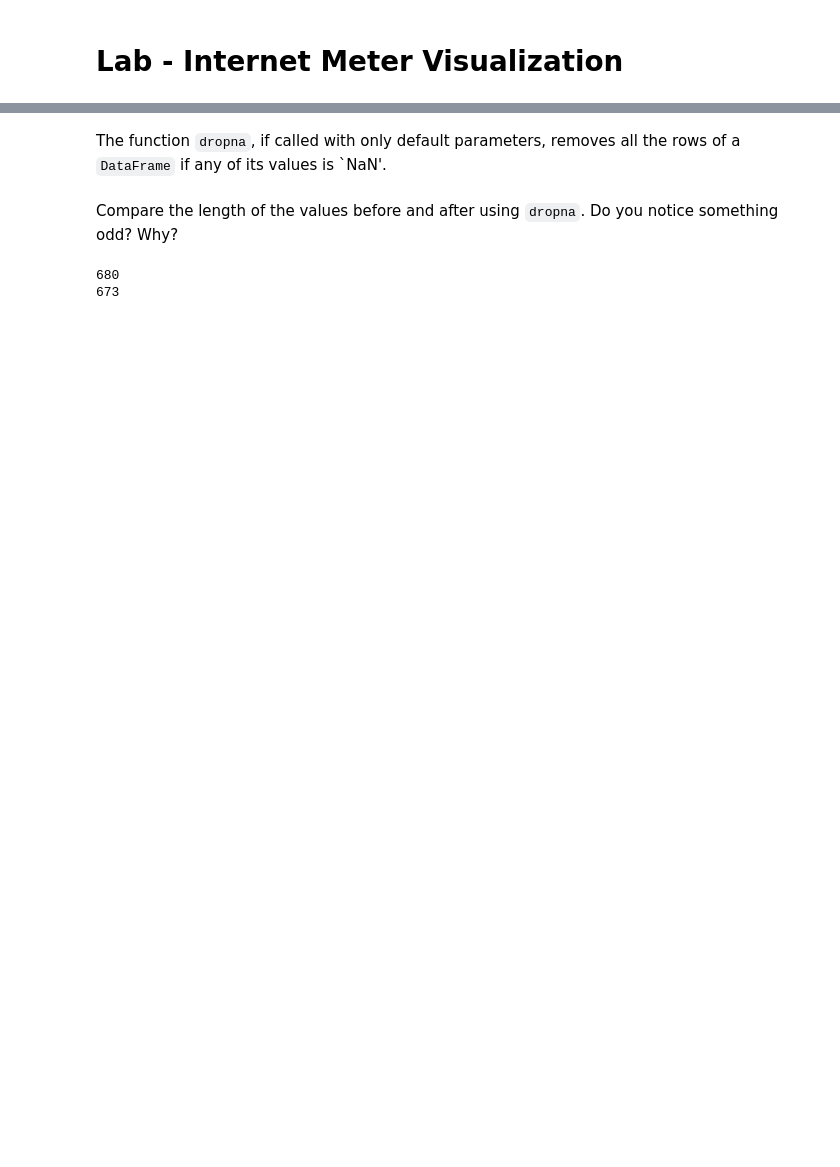
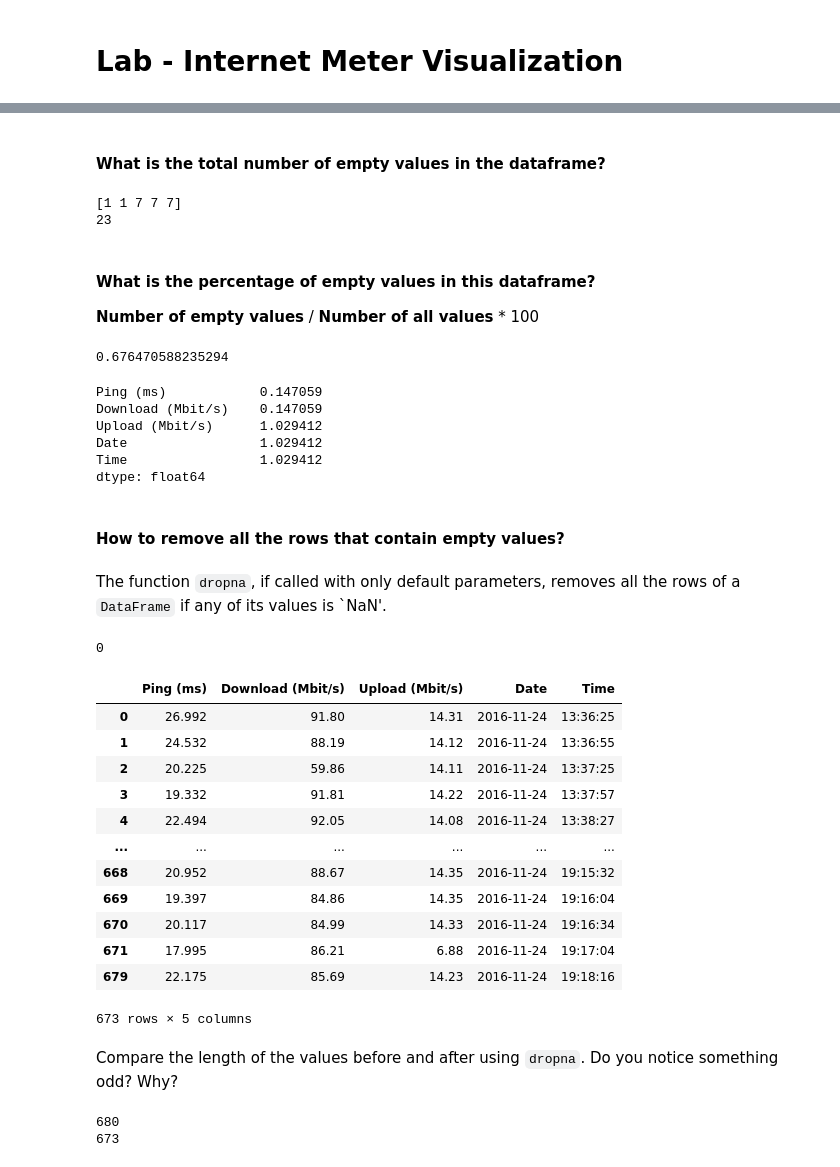
Before and after one commit to AhmedElagami/PythonLab5_Material, a Jupyter notebook: Lab10/DataVisualizationExample#1/Internet_Meter_Visualization.ipynb, the cells around one changed output, grey strips where cells are left out. Cells and saved outputs as stored; diff of their text form; code cells hidden in the pictures; blank space fills up the shorter version.

```diff
--- a/Lab10/DataVisualizationExample#1/Internet_Meter_Visualization.ipynb
+++ b/Lab10/DataVisualizationExample#1/Internet_Meter_Visualization.ipynb
@@ -124,9 +196,80 @@ The DataFrame contains : 23 NaNs, equal to 0.5637 of the measurements
+# %% [markdown]
+#### __What is the total number of empty values in the dataframe?__
+# %%
+# Code Cell 6
+# df.isna() gives us a dataframe with the values True and False
+# df.isna().sum() gives us a series with each column next to its count of True values
+# df.isna().sum().sum() gives us the sum of all the values of the series
+
+print(df.isna().sum().values)
+print(df.isna().sum().values.sum())
+
+# df.isna().sum().sum() # another way
+# %% [output]
+[1 1 7 7 7]
+23
+# %% [markdown]
+#### __What is the percentage of empty values in this dataframe?__
+
+__Number of empty values__ / __Number of all values__ * 100
+# %%
+# Calculate the total number of missing values in the DataFrame
+total_missing_values = df.isna().sum().sum()
+
+# Calculate the total number of elements in the DataFrame
+total_elements = df.shape[0] * df.shape[1]
+
+# Calculate the percentage of missing values
+missing_percentage = (total_missing_values / total_elements) * 100
+
+# Display the percentage
+print(missing_percentage)
+# %% [output]
+0.676470588235294
+# %%
+# Count the total number of elements in each column
+total_elements_per_column = df.count() + df.isna().sum()
+
+# Count the number of missing values per column
+missing_values_count = df.isna().sum()
+
+# Calculate the percentage of missing values
+missing_percentage = (missing_values_count / total_elements_per_column) * 100
+
+# Display the percentage
+print(missing_percentage)
+# %% [output]
+Ping (ms)            0.147059
+Download (Mbit/s)    0.147059
+Upload (Mbit/s)      1.029412
+Date                 1.029412
+Time                 1.029412
+dtype: float64
+# %% [markdown]
+#### __How to remove all the rows that contain empty values?__
 # %% [markdown]
 The function `dropna`, if called with only default parameters, removes all the rows of a `DataFrame` if any of its values is `NaN'.
 # %%
 # Code Cell 9
 # Remove NaN values
-df_compact_clean = df_compact.dropna()
+df_clean = df.dropna()
+print(df_clean.isna().sum().sum())
+df_clean
+# %% [output]
+0
+|  | Ping (ms) | Download (Mbit/s) | Upload (Mbit/s) | Date | Time |
+| 0 | 26.992 | 91.80 | 14.31 | 2016-11-24 | 13:36:25 |
+| 1 | 24.532 | 88.19 | 14.12 | 2016-11-24 | 13:36:55 |
+| 2 | 20.225 | 59.86 | 14.11 | 2016-11-24 | 13:37:25 |
+| 3 | 19.332 | 91.81 | 14.22 | 2016-11-24 | 13:37:57 |
+| 4 | 22.494 | 92.05 | 14.08 | 2016-11-24 | 13:38:27 |
+| ... | ... | ... | ... | ... | ... |
+| 668 | 20.952 | 88.67 | 14.35 | 2016-11-24 | 19:15:32 |
+| 669 | 19.397 | 84.86 | 14.35 | 2016-11-24 | 19:16:04 |
+| 670 | 20.117 | 84.99 | 14.33 | 2016-11-24 | 19:16:34 |
+| 671 | 17.995 | 86.21 | 6.88 | 2016-11-24 | 19:17:04 |
+| 679 | 22.175 | 85.69 | 14.23 | 2016-11-24 | 19:18:16 |
+673 rows × 5 columns
 # %% [markdown]
 Compare the length of the values before and after using `dropna`. Do you notice something odd? Why?
 # %%
```
Also changed, not shown: parts of 72 cells of this notebook.
